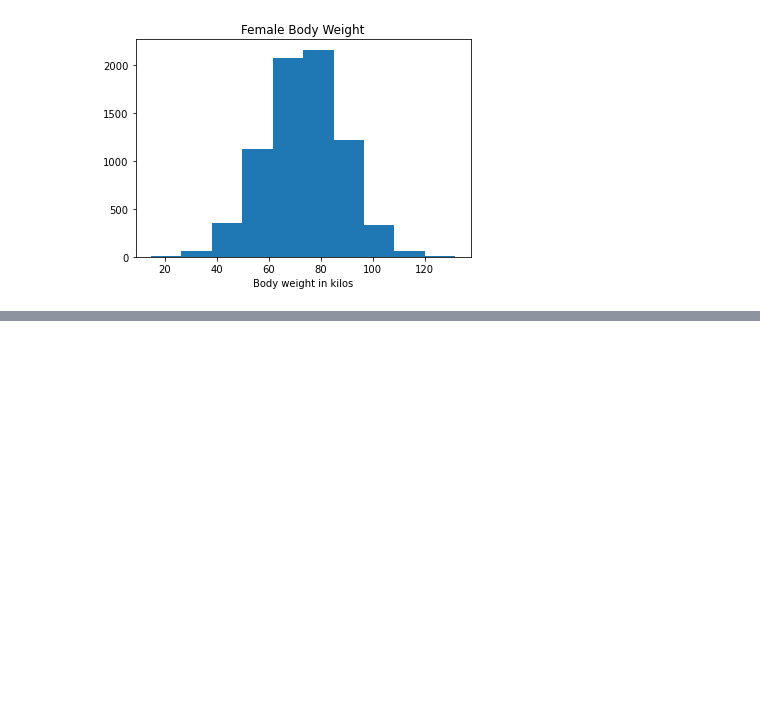
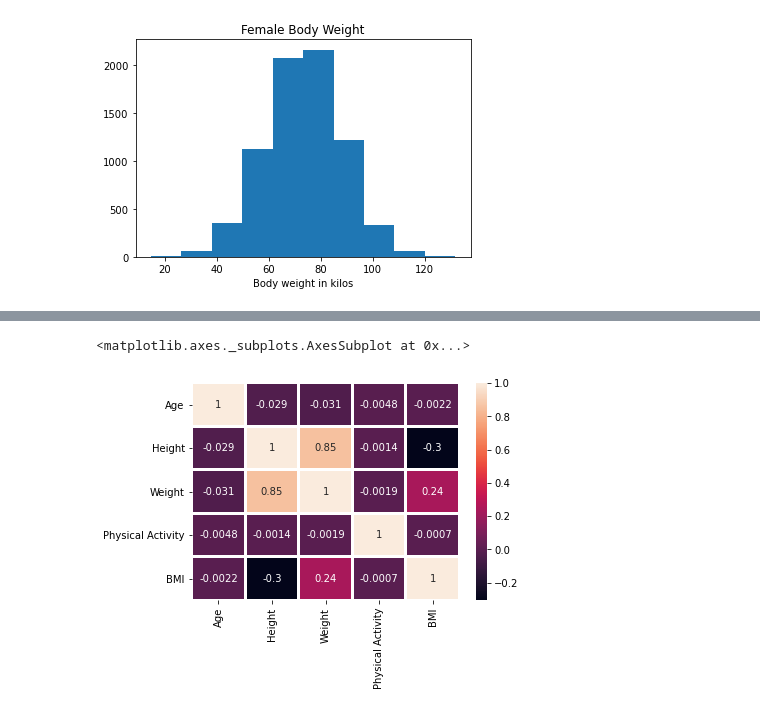
Before and after one commit to G00387847/programmingForDataAnalysisProject-2020, a Jupyter notebook: programmingForDataAnalysis-2020.ipynb, the cells around one changed output, grey strips where cells are left out. Cells and saved outputs as stored; diff of their text form; code cells hidden in the pictures; blank space fills up the shorter version.

```diff
--- a/programmingForDataAnalysis-2020.ipynb
+++ b/programmingForDataAnalysis-2020.ipynb
@@ -230,0 +389,5 @@ plt.show()
+# %%
+sns.heatmap(df.corr(),linecolor='white',linewidths=2,annot=True)
+# %% [output]
+<matplotlib.axes._subplots.AxesSubplot at 0x...>
+[figure, added]
```
Also changed, not shown: parts of 25 cells of this notebook.
